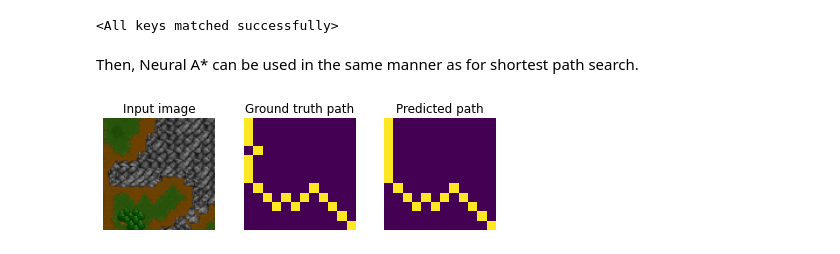
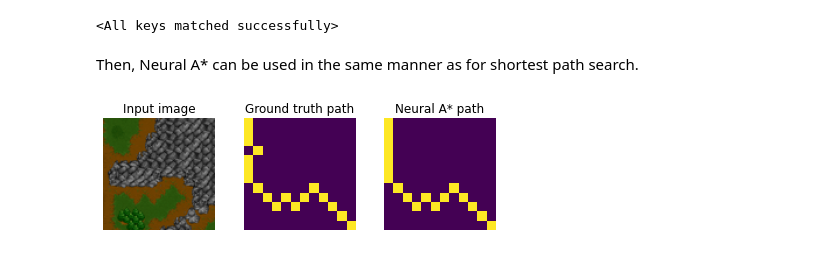
Before and after one commit to omron-sinicx/neural-astar, a Jupyter notebook: notebooks/example_warcraft.ipynb, the cells around one changed output. Drawn from its saved outputs; the diff is of its cells as text; code cells hidden in the pictures.

```diff
--- a/notebooks/example_warcraft.ipynb
+++ b/notebooks/example_warcraft.ipynb
@@ -34,18 +34,18 @@ Then, Neural A* can be used in the same manner as for shortest path search.
 # %%
 outputs = model(map_designs, start_maps, goal_maps)
 
 t = 0
 fig, axes = plt.subplots(1, 3, figsize=[6, 2])
 axes[0].imshow(map_designs[t].permute(1, 2, 0))
 axes[0].axis("off")
 axes[1].imshow(opt_trajs[t, 0])
 axes[0].set_title("Input image")
 axes[1].axis("off")
 axes[1].set_title("Ground truth path")
 axes[2].imshow(outputs.paths[t, 0])
 axes[2].axis("off")
-axes[2].set_title("Predicted path")
+axes[2].set_title("Neural A* path")
 fig.tight_layout()
 plt.savefig("../assets/warcraft.png")
 # %% [output]
-[figure, old version]
+[figure, new version]
```
Also changed, not shown: 4 other files.
